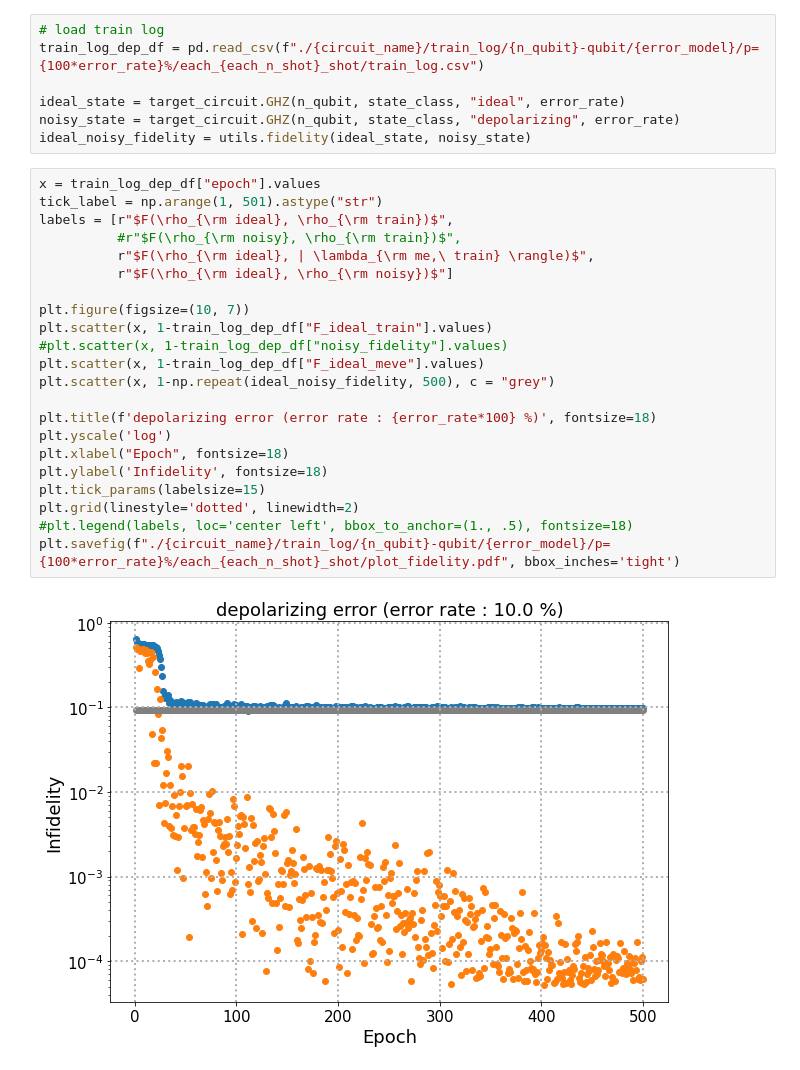
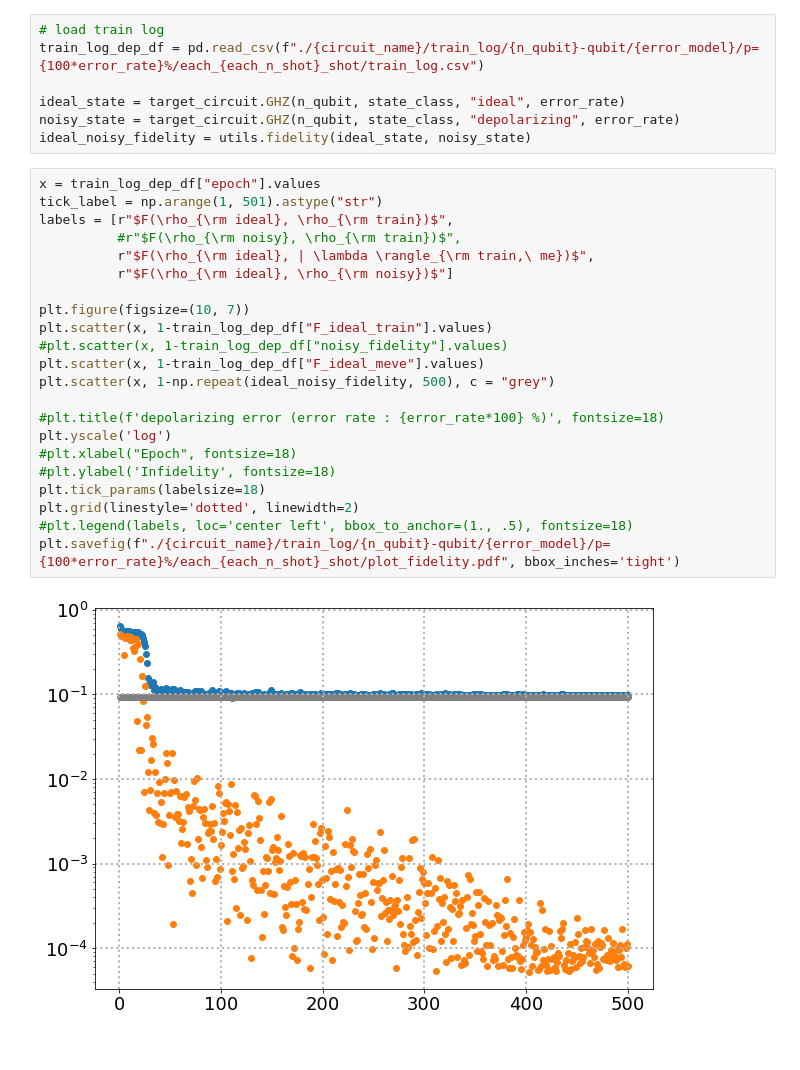
Before and after one commit to Fermi-D/NQS4QEM, a Jupyter notebook: plot_fidelity.ipynb, the cells around one changed output. Saved outputs shown, nothing was run; the diff lists cells and outputs as text.

```diff
--- a/plot_fidelity.ipynb
+++ b/plot_fidelity.ipynb
@@ -103,24 +103,24 @@ ideal_noisy_fidelity = utils.fidelity(ideal_state, noisy_state)
 # %%
 x = train_log_dep_df["epoch"].values
 tick_label = np.arange(1, 501).astype("str")
 labels = [r"$F(\rho_{\rm ideal}, \rho_{\rm train})$",
           #r"$F(\rho_{\rm noisy}, \rho_{\rm train})$",
-          r"$F(\rho_{\rm ideal}, | \lambda_{\rm me,\ train} \rangle)$",
+          r"$F(\rho_{\rm ideal}, | \lambda \rangle_{\rm train,\ me})$",
           r"$F(\rho_{\rm ideal}, \rho_{\rm noisy})$"]
 
 plt.figure(figsize=(10, 7))
 plt.scatter(x, 1-train_log_dep_df["F_ideal_train"].values)
 #plt.scatter(x, 1-train_log_dep_df["noisy_fidelity"].values)
 plt.scatter(x, 1-train_log_dep_df["F_ideal_meve"].values)
 plt.scatter(x, 1-np.repeat(ideal_noisy_fidelity, 500), c = "grey")
 
-plt.title(f'depolarizing error (error rate : {error_rate*100} %)', fontsize=18)
+#plt.title(f'depolarizing error (error rate : {error_rate*100} %)', fontsize=18)
 plt.yscale('log')
-plt.xlabel("Epoch", fontsize=18)
-plt.ylabel('Infidelity', fontsize=18)
-plt.tick_params(labelsize=15)
+#plt.xlabel("Epoch", fontsize=18)
+#plt.ylabel('Infidelity', fontsize=18)
+plt.tick_params(labelsize=18)
 plt.grid(linestyle='dotted', linewidth=2)
 #plt.legend(labels, loc='center left', bbox_to_anchor=(1., .5), fontsize=18)
 plt.savefig(f"./{circuit_name}/train_log/{n_qubit}-qubit/{error_model}/p={100*error_rate}%/each_{each_n_shot}_shot/plot_fidelity.pdf", bbox_inches='tight')
 # %% [output]
-[figure, old version]
+[figure, new version]
```
Also changed, not shown: 13 other files.
